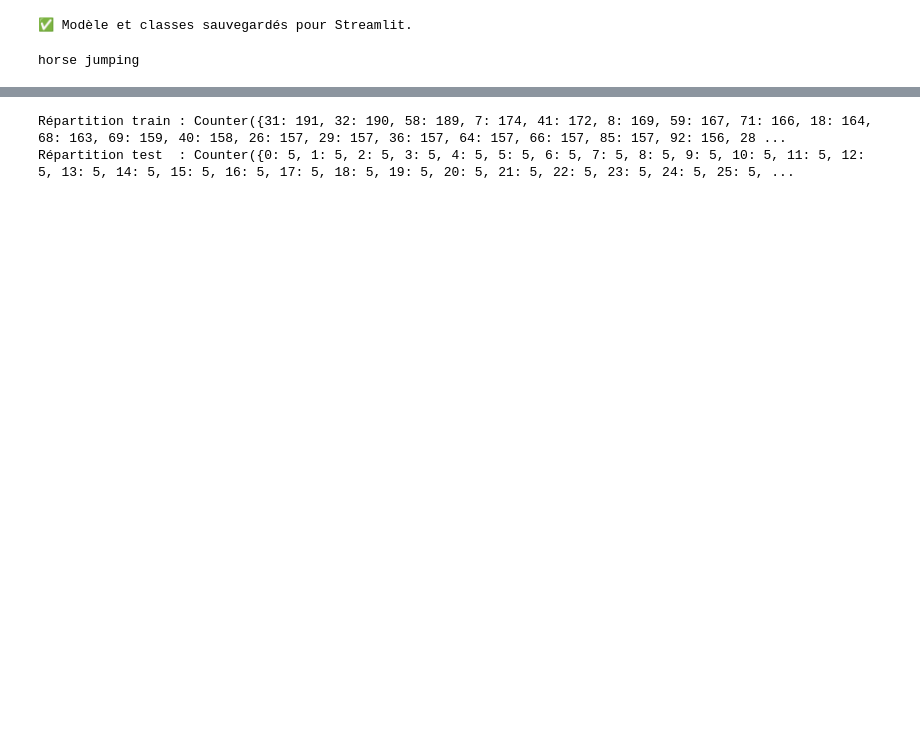
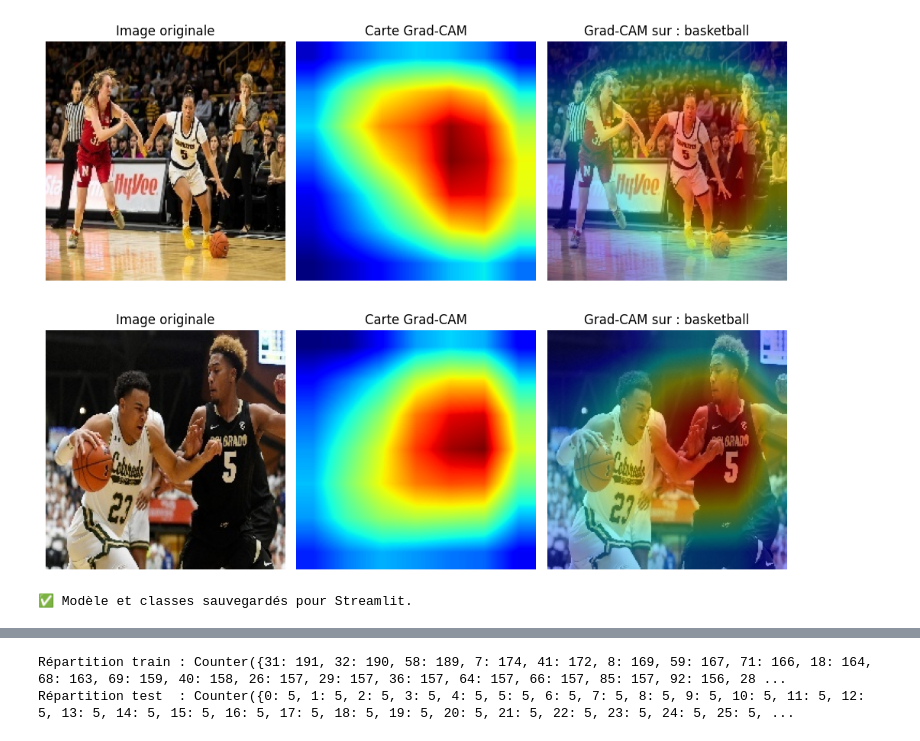
Before and after one commit to gaetan250/Deep-Learning, a Jupyter notebook: deep.ipynb, the cells around one changed output, grey strips where cells are left out. Cells and saved outputs as stored; diff of their text form; code cells hidden in the pictures; blank space fills up the shorter version.

Commit message:
Viz + GradCam

```diff
--- a/deep.ipynb
+++ b/deep.ipynb
@@ -90,3 +67,70 @@ Downloading: "https://download.pytorch.org/models/resnet18-f37072fd.pth" to C:\U
+# %%
+import torch
+import torch.nn.functional as F
+import numpy as np
+import matplotlib.pyplot as plt
+import cv2
+
+def generate_gradcam(image, model, class_names):
+    input_tensor = image.unsqueeze(0).to(device)
+    model.eval()
+    activations.clear()
+    gradients.clear()
+
+    output = model(input_tensor)
+    pred_class = output.argmax().item()
+
+    model.zero_grad()
+    output[0, pred_class].backward()
+
+    grad = gradients[0]
+    act = activations[0]
+    weights = grad.mean(dim=(2, 3), keepdim=True)
+    cam = (weights * act).sum(dim=1).squeeze()
+    cam = F.relu(cam)
+    cam -= cam.min()
+    cam /= cam.max()
+    cam = cam.cpu().detach().numpy()
+    cam = cv2.resize(cam, (224, 224))
+
+    img_np = image.permute(1, 2, 0).numpy() * 0.5 + 0.5
+    img_np = np.clip(img_np, 0, 1)
+
+    heatmap = cv2.applyColorMap(np.uint8(255 * cam), cv2.COLORMAP_JET)
+    heatmap = cv2.cvtColor(heatmap, cv2.COLOR_BGR2RGB) / 255.0
+    superimposed = np.clip(0.6 * img_np + 0.4 * heatmap, 0, 1)
+
+    return img_np, cam, superimposed, class_names[pred_class]
+
+activations = []
+gradients = []
+
+target_layer = model.layer4[1].conv2
+target_layer.register_forward_hook(lambda m, i, o: activations.append(o))
+target_layer.register_full_backward_hook(lambda m, gi, go: gradients.append(go[0]))
+
+images_to_plot = [41, 44]
+
+fig, axs = plt.subplots(len(images_to_plot), 3, figsize=(10, 4 * len(images_to_plot)))
+
+for idx, image_idx in enumerate(images_to_plot):
+    image, label = test_data[image_idx]
+    original, cam_map, fusion, predicted_class = generate_gradcam(image, model, train_data.classes)
+
+    axs[idx, 0].imshow(original)
+    axs[idx, 0].set_title("Image originale")
+    axs[idx, 1].imshow(cam_map, cmap="jet")
+    axs[idx, 1].set_title("Carte Grad-CAM")
+    axs[idx, 2].imshow(fusion)
+    axs[idx, 2].set_title(f"Grad-CAM sur : {predicted_class}")
+
+    for ax in axs[idx]:
+        ax.axis("off")
+
+plt.tight_layout()
+plt.show()
+# %% [output]
+[figure, added]
 # %%
 import pickle
 
@@ -98,7 +142,3 @@ with open("class_names.pkl", "wb") as f:
 print("✅ Modèle et classes sauvegardés pour Streamlit.")
 # %% [output]
 ✅ Modèle et classes sauvegardés pour Streamlit.
-# %%
-print(train_data.classes[42])
-# %% [output]
-horse jumping
```
Also changed, not shown: parts of 11 cells of this notebook, 1 other file.
